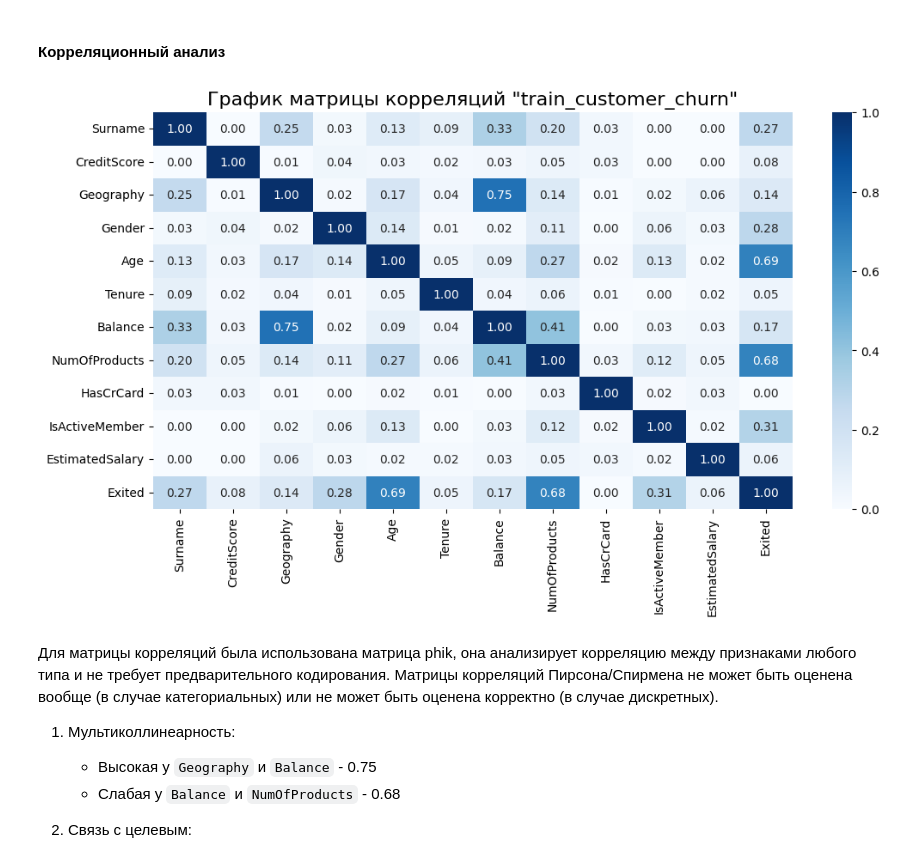
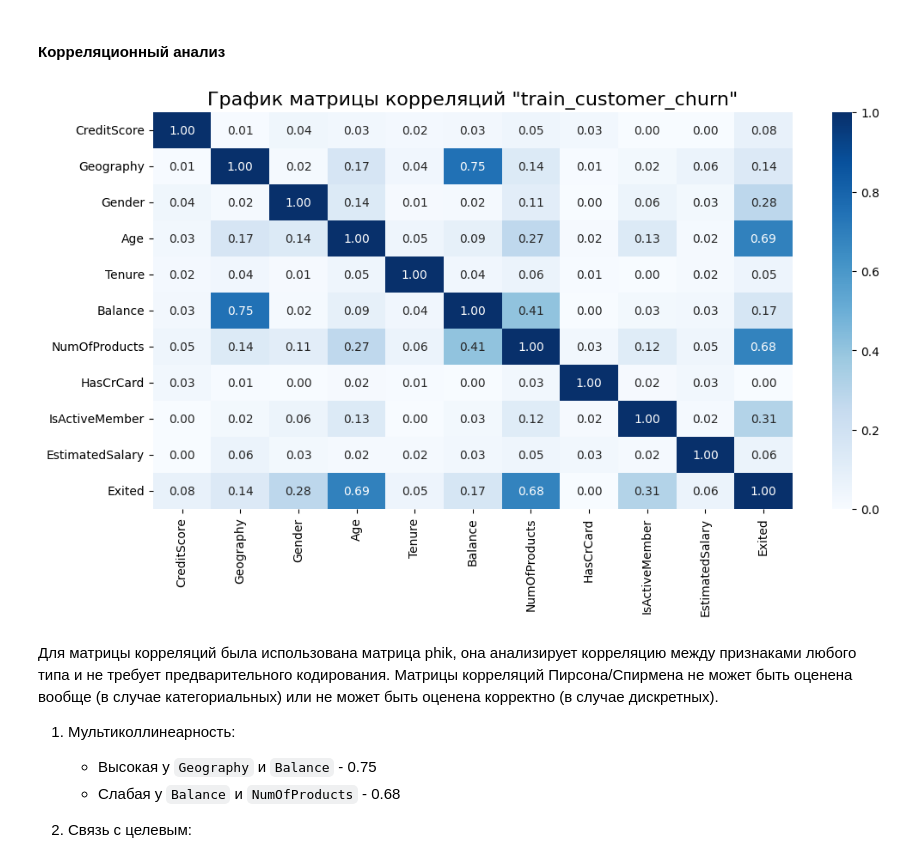
Before and after one commit to serguntsov/webbee_predict_customer_churn, a Jupyter notebook: pred_customer_churn.ipynb, the cells around one changed output. Saved outputs shown, nothing was run; the diff lists cells and outputs as text; code cells hidden in the pictures.

```diff
--- a/pred_customer_churn.ipynb
+++ b/pred_customer_churn.ipynb
@@ -296,15 +354,15 @@ plt_boxplot_scaler(train_customer_churn.iloc[:, 1:])
 # %%
 plt.figure(figsize=(12, 6))
 
 plt.title('График матрицы корреляций "train_customer_churn"', fontsize=16)
-sns.heatmap(train_customer_churn.iloc[:, 1:].phik_matrix(interval_cols=['CreditScore', 'Age', 'Balance', 'EstimatedSalary']),
+sns.heatmap(train_customer_churn.iloc[:, 2:].phik_matrix(interval_cols=['CreditScore', 'Age', 'Balance', 'EstimatedSalary']),
             annot=True,
             fmt='.2f',
             cmap='Blues')
 
 plt.show()
 # %% [output]
-[figure, old version]
+[figure, new version]
 # %% [markdown]
 Для матрицы корреляций была использована матрица phik, она анализирует корреляцию между признаками любого типа и не требует предварительного кодирования. Матрицы корреляций Пирсона/Спирмена не может быть оценена вообще (в случае категориальных) или не может быть оценена корректно (в случае дискретных).
 
```
Also changed, not shown: parts of 18 cells of this notebook.
